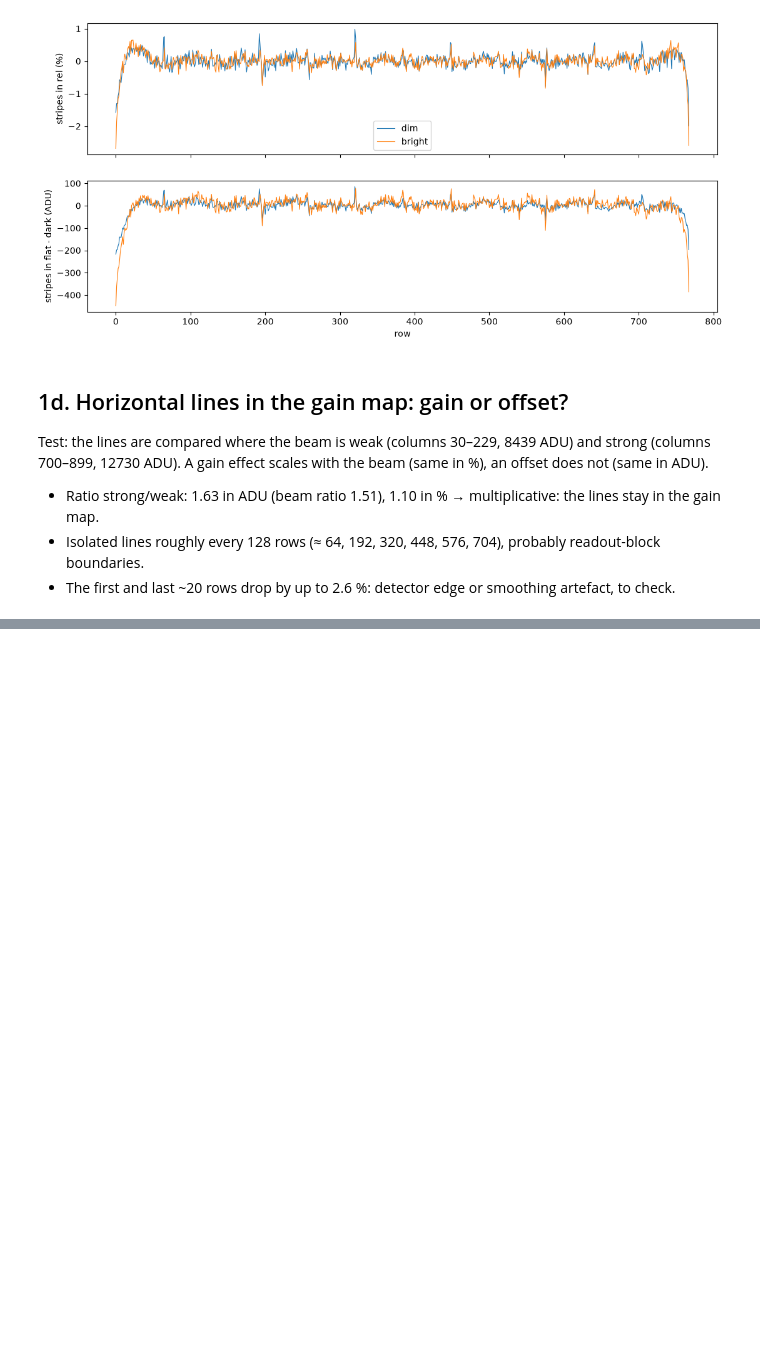
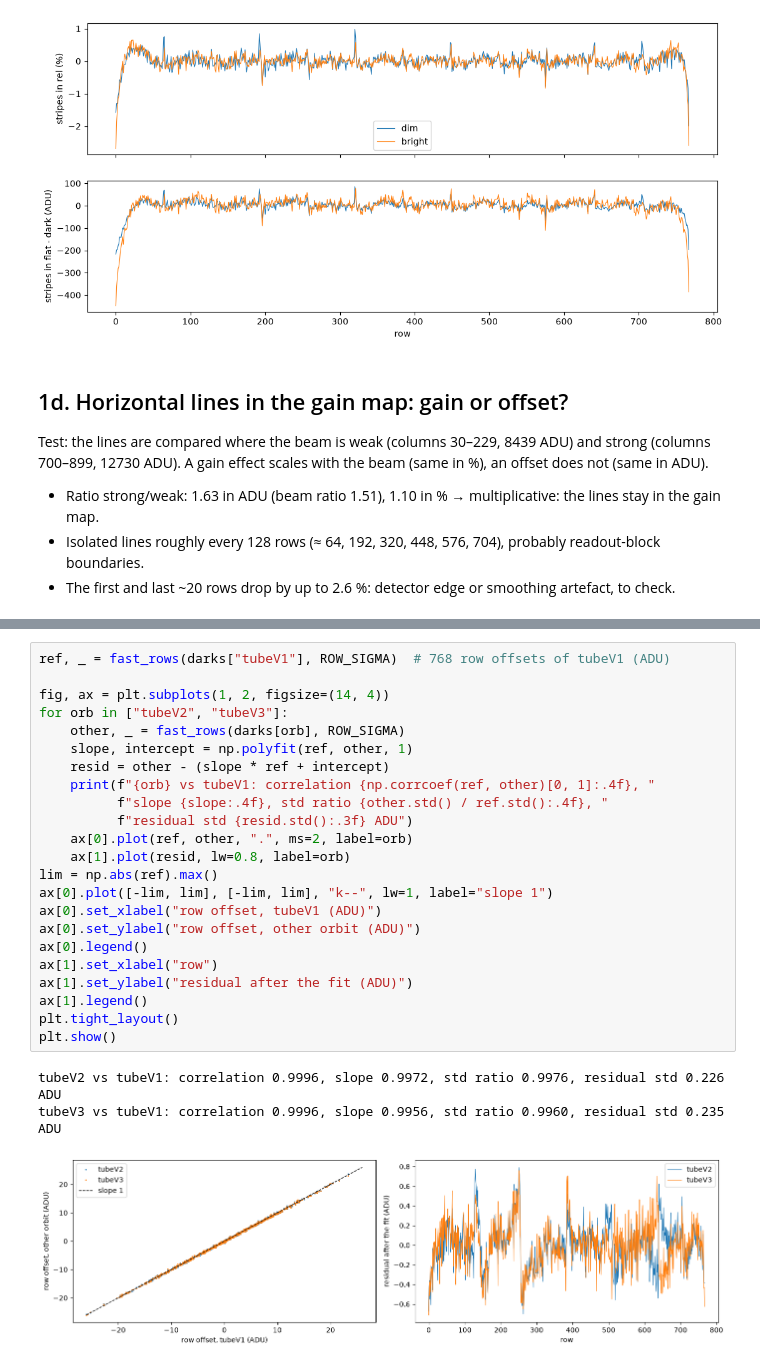
Before and after one commit to andreapasotti-eng/xray-detector-chain, a Jupyter notebook: notebooks/02_simulator_parameters.ipynb, the cells around one changed output, grey strips where cells are left out. Drawn from its saved outputs; the diff is of its cells as text; blank space fills up the shorter version.

```diff
--- a/notebooks/02_simulator_parameters.ipynb
+++ b/notebooks/02_simulator_parameters.ipynb
@@ -302,0 +484,27 @@ Test: the lines are compared where the beam is weak (columns 30–229, 8439 ADU)
+# %%
+ref, _ = fast_rows(darks["tubeV1"], ROW_SIGMA)  # 768 row offsets of tubeV1 (ADU)
+
+fig, ax = plt.subplots(1, 2, figsize=(14, 4))
+for orb in ["tubeV2", "tubeV3"]:
+    other, _ = fast_rows(darks[orb], ROW_SIGMA)
+    slope, intercept = np.polyfit(ref, other, 1)
+    resid = other - (slope * ref + intercept)
+    print(f"{orb} vs tubeV1: correlation {np.corrcoef(ref, other)[0, 1]:.4f}, "
+          f"slope {slope:.4f}, std ratio {other.std() / ref.std():.4f}, "
+          f"residual std {resid.std():.3f} ADU")
+    ax[0].plot(ref, other, ".", ms=2, label=orb)
+    ax[1].plot(resid, lw=0.8, label=orb)
+lim = np.abs(ref).max()
+ax[0].plot([-lim, lim], [-lim, lim], "k--", lw=1, label="slope 1")
+ax[0].set_xlabel("row offset, tubeV1 (ADU)")
+ax[0].set_ylabel("row offset, other orbit (ADU)")
+ax[0].legend()
+ax[1].set_xlabel("row")
+ax[1].set_ylabel("residual after the fit (ADU)")
+ax[1].legend()
+plt.tight_layout()
+plt.show()
+# %% [output]
+tubeV2 vs tubeV1: correlation 0.9996, slope 0.9972, std ratio 0.9976, residual std 0.226 ADU
+tubeV3 vs tubeV1: correlation 0.9996, slope 0.9956, std ratio 0.9960, residual std 0.235 ADU
+[figure, added]
```
Also changed, not shown: parts of 9 cells of this notebook, 3 other files.
